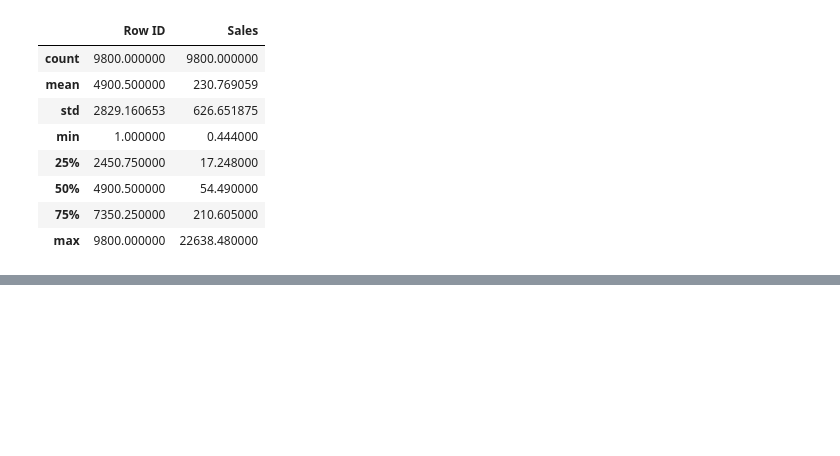
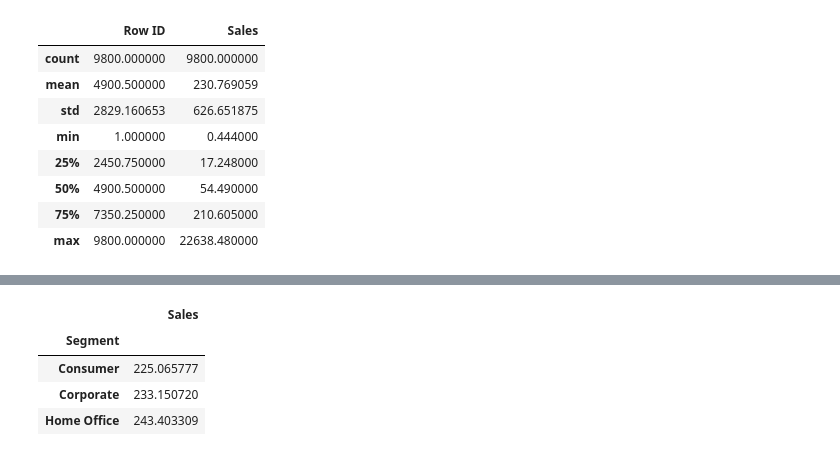
Before and after one commit to data301-2021-winter1/project-group18-project, a Jupyter notebook: notebooks/analysis1.ipynb, the cells around one changed output, grey strips where cells are left out. Saved outputs shown, nothing was run; the diff lists cells and outputs as text; code cells hidden in the pictures; blank space fills up the shorter version.

```diff
--- a/notebooks/analysis1.ipynb
+++ b/notebooks/analysis1.ipynb
@@ -88,0 +103,11 @@ df_cleaned.describe()
+# %%
+sns.set(rc={'figure.figsize':(11.7,8.27)})
+avg_sale = df_cleaned.groupby('Segment')['Sales'].agg(np.mean)
+avg_sales = avg_sale.to_frame()
+avg_sales
+# %% [output]
+|  | Sales |
+| Segment |  |
+| Consumer | 225.065777 |
+| Corporate | 233.150720 |
+| Home Office | 243.403309 |
```
Also changed, not shown: parts of 5 cells of this notebook.
